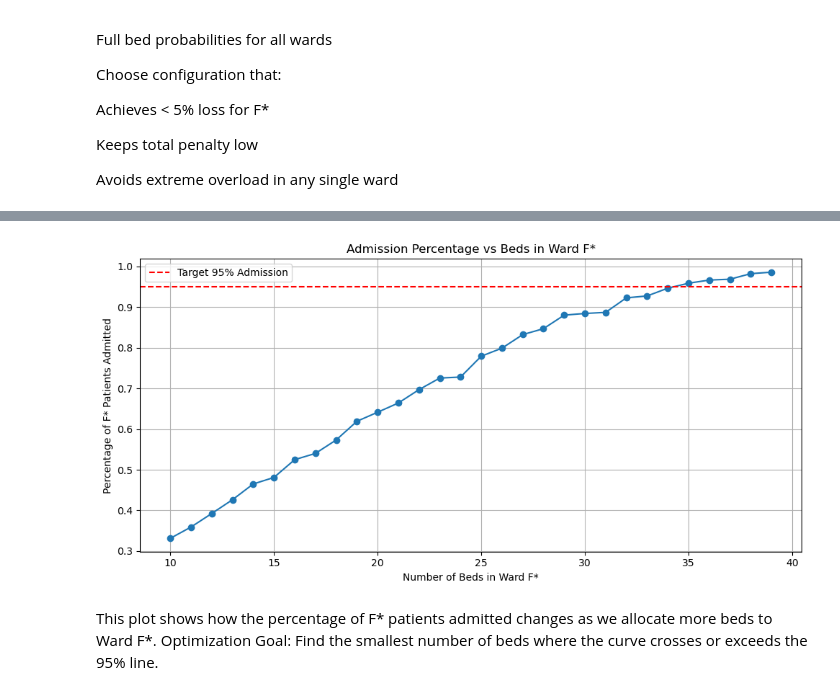
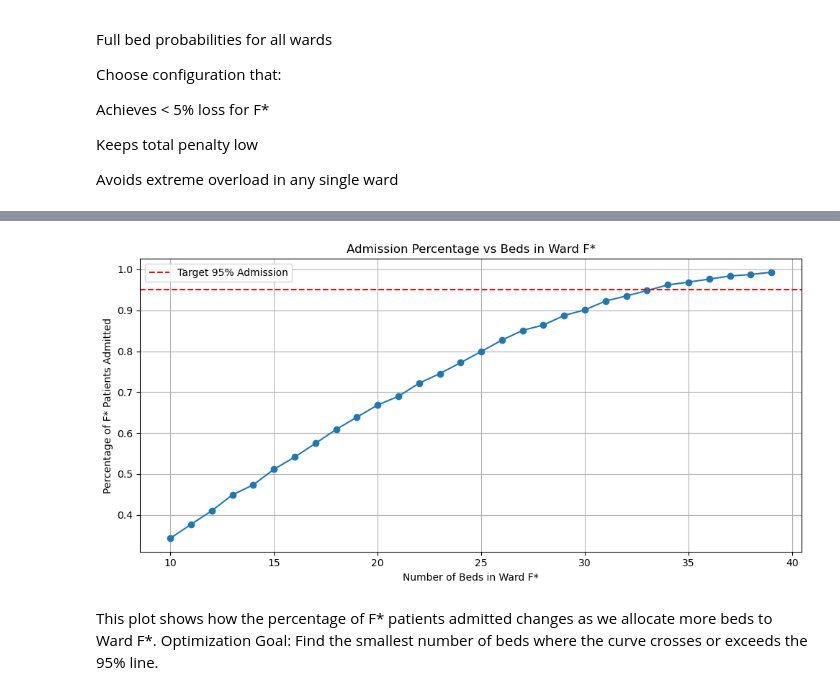
Before and after one commit to manufer20/stochastic-simulation, a Jupyter notebook: project 2/Project 2 with annealing.ipynb, the cells around one changed output, grey strips where cells are left out. Drawn from its saved outputs; the diff is of its cells as text; code cells hidden in the pictures.

```diff
--- a/project 2/Project 2 with annealing.ipynb
+++ b/project 2/Project 2 with annealing.ipynb
@@ -597,7 +597,9 @@ import heapq
 import matplotlib.pyplot as plt
 
 # --- Parameters ---
-WARDS = ['A', 'B', 'C', 'D', 'E', 'F']
+#Determine if F should be included or not. Write FALSE or TRUE
+INCLUDE_F = True  # Set to True to include Ward F
+WARDS = ['A', 'B', 'C', 'D', 'E'] + (['F'] if INCLUDE_F else [])
 arrival_rates = {'A': 14.5, 'B': 11.0, 'C': 8.0, 'D': 6.5, 'E': 5.0, 'F': 13.0}
 stay_means = {'A': 2.9, 'B': 4.0, 'C': 4.5, 'D': 1.4, 'E': 3.9, 'F': 2.2}
 urgency_points = {'A': 7, 'B': 5, 'C': 2, 'D': 10, 'E': 5, 'F': 0}
@@ -610,78 +612,6 @@ relocation_probs = {
     'F': {'A': 0.20, 'B': 0.20, 'C': 0.20, 'D': 0.20, 'E': 0.20}
 }
 
-# --- Helper Functions ---
-def initialize_events(days=365):
-    event_list = []
-    np.random.seed(0)
-    for ptype in WARDS:
-        num_arrivals = int(arrival_rates[ptype] * days * 1.2)
-        interarrival_times = np.random.exponential(1 / arrival_rates[ptype], num_arrivals)
-        arrivals = np.cumsum(interarrival_times)
-        for t in arrivals:
-            if t < days:
-                heapq.heappush(event_list, (t, 'Arr', ptype))
-    return event_list
-
-def handle_arrival(event, bed, penalties, blocked, event_list, patients_total, patients_admitted, patients_relocated, patients_lost):
-    time, _, ptype = event
-    patients_total[ptype] += 1
-    if bed[ptype] > 0:
-        bed[ptype] -= 1
-        los = np.random.exponential(stay_means[ptype])
-        heapq.heappush(event_list, (time + los, 'Dep', ptype))
-        patients_admitted[ptype] += 1
-    else:
-        penalties[ptype] += urgency_points[ptype]
-        dests = list(relocation_probs[ptype].keys())
-        probs = list(relocation_probs[ptype].values())
-        dest = random.choices(dests, probs)[0]
-        heapq.heappush(event_list, (time, 'Tra', (ptype, dest)))
-    return bed, penalties, blocked
-
-def handle_departure(event, bed):
-    _, _, ptype = event
-    bed[ptype] += 1
-    return bed
-
-def handle_transfer(event, bed, penalties, blocked, event_list, patients_relocated, patients_lost, patients_admitted):
-    time, _, (from_type, dest) = event
-    if bed[dest] > 0:
-        bed[dest] -= 1
-        patients_relocated[from_type] += 1
-        patients_admitted[dest] += 1
-        los = np.random.exponential(stay_means[from_type])
-        heapq.heappush(event_list, (time + los, 'Dep', dest))
-    else:
-        patients_lost[from_type] += 1
-        blocked += 1
-    return bed, penalties, blocked
-
-def simulate_hospital_flow(days=395, burnin=30, bed_config=None):
-    bed = bed_config.copy() if bed_config else initial_beds.copy()
-    penalties = {w: 0 for w in WARDS}
-    blocked = 0
-    event_list = initialize_events(days)
-
-    patients_total = {w: 0 for w in WARDS}
-    patients_admitted = {w: 0 for w in WARDS}
-    patients_relocated = {w: 0 for w in WARDS}
-    patients_lost = {w: 0 for w in WARDS}
-
-    while event_list:
-        event = heapq.heappop(event_list)
-        event_type = event[1]
-
-        if event_type == 'Arr':
-            bed, penalties, blocked = handle_arrival(event, bed, penalties, blocked, event_list,
-                                                     patients_total, patients_admitted, patients_relocated, patients_lost)
-        elif event_type == 'Dep':
-            bed = handle_departure(event, bed)
-        elif event_type == 'Tra':
-            bed, penalties, blocked = handle_transfer(event, bed, penalties, blocked, event_list,
-                                                      patients_relocated, patients_lost, patients_admitted)
-
-    return patients_total, patients_admitted, patients_relocated, patients_lost, penalties, blocked
 
 # --- Run over different allocations to F ---
 results = []
@@ -689,12 +619,22 @@ total_beds = 165
 for f_beds in range(10, 40):
     other_beds = total_beds - f_beds
     share = other_beds / 5
-    initial_beds = {'A': int(share), 'B': int(share), 'C': int(share), 'D': int(share), 'E': total_beds - f_beds - 4*int(share), 'F': f_beds}
-    pt, pa, pr, pl, pen, block = simulate_hospital_flow(bed_config=initial_beds)
-    admitted_pct = pa['F'] / pt['F'] if pt['F'] > 0 else 0
-    results.append((f_beds, pt['F'], pa['F'], pr['F'], pl['F'], round(admitted_pct, 4)))
+    initial_beds = {
+        'A': int(share),
+        'B': int(share),
+        'C': int(share),
+        'D': int(share),
+        'E': total_beds - f_beds - 4 * int(share),
+        'F': f_beds
+    }
+
+    # Only extract patients_total and patients_admitted; ignore the rest
+    avg_totals, avg_admitted, *_ = run_multiple_simulations(10, bed_config=initial_beds)
+    admitted_pct = avg_admitted['F'] / avg_totals['F'] if avg_totals['F'] > 0 else 0
+    results.append((f_beds, avg_totals['F'], avg_admitted['F'], round(admitted_pct, 4)))
 
 results
+
 
 # Extract data for plotting
 f_beds_vals = [r[0] for r in results]
@@ -715,4 +672,4 @@ plt.show()
-[figure, old version]
+[figure, new version]
 # %% [markdown]
 This plot shows how the percentage of F* patients admitted changes as we allocate more beds to Ward F*.
 Optimization Goal: Find the smallest number of beds where the curve crosses or exceeds the 95% line.
```
Also changed, not shown: parts of 6 cells of this notebook.
